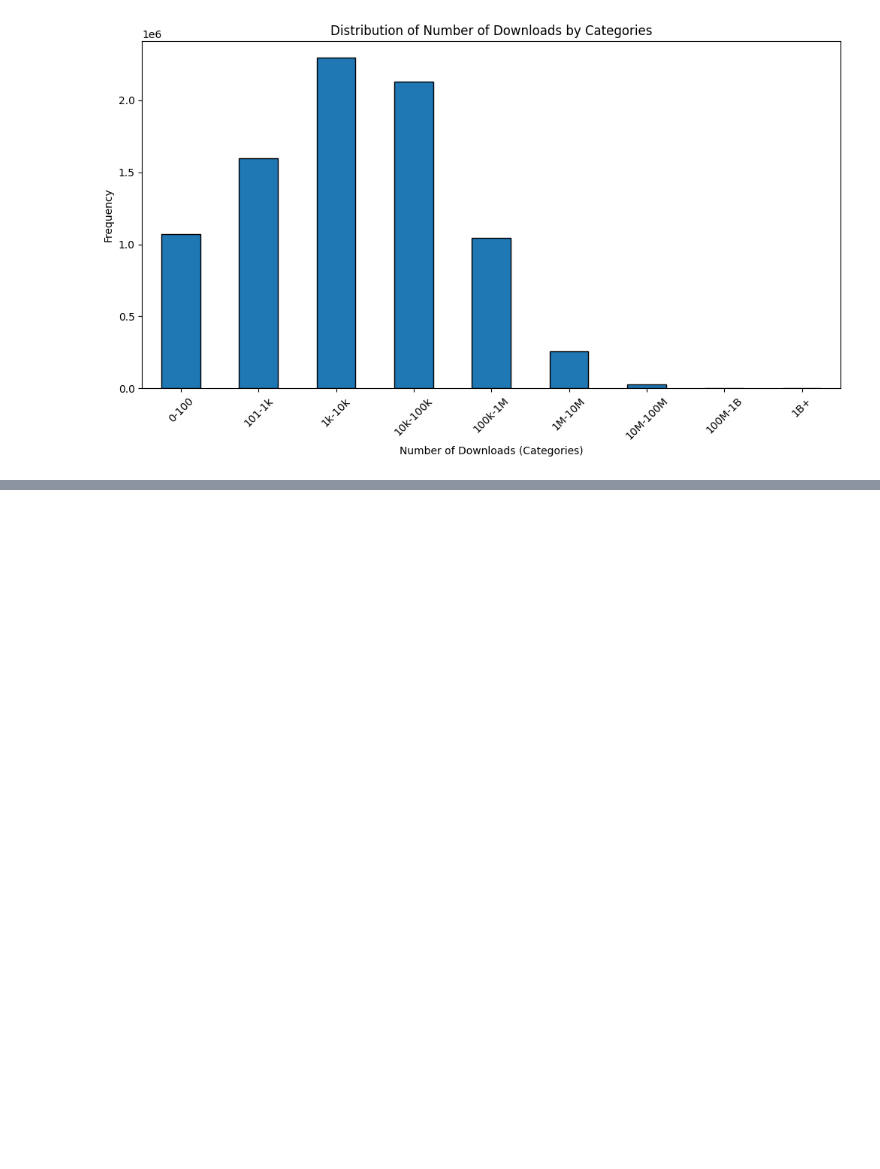
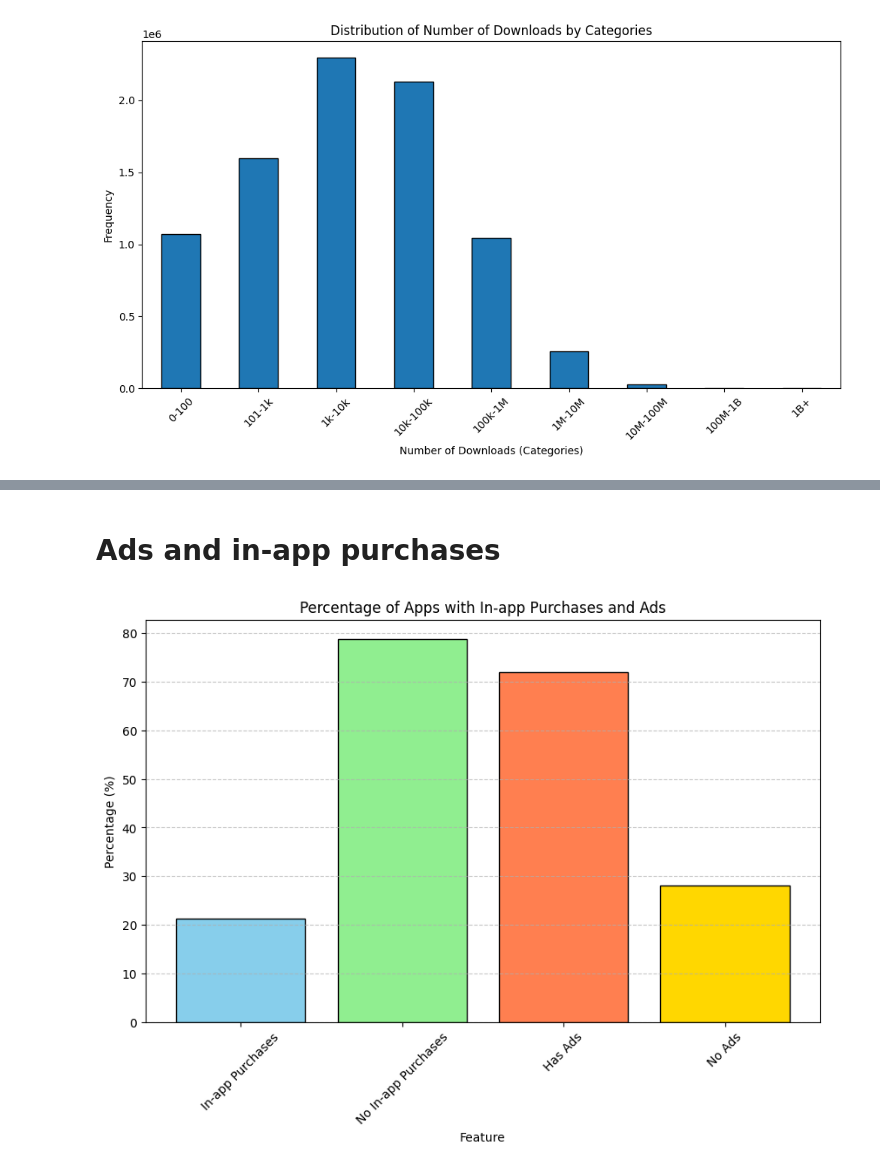
Before and after one commit to kevinmout/SBM, a Jupyter notebook: EDA.ipynb, the cells around one changed output, grey strips where cells are left out. Saved outputs shown, nothing was run; the diff lists cells and outputs as text; code cells hidden in the pictures; blank space fills up the shorter version.

```diff
--- a/EDA.ipynb
+++ b/EDA.ipynb
@@ -204,0 +337,25 @@ array(['Entertainment', 'Tools', 'Books & Reference', 'Puzzle', 'Sports',
+# %% [markdown]
+# Ads and in-app purchases
+# %%
+in_app_percentage = df_new["in_app"].value_counts(normalize=True) * 100
+has_ads_percentage = df_new["has_ads"].value_counts(normalize=True) * 100
+
+# Creating a DataFrame for plotting
+percentage_data = pd.DataFrame({
+    "Feature": ["In-app Purchases", "No In-app Purchases", "Has Ads", "No Ads"],
+    "Percentage": [in_app_percentage[True], in_app_percentage[False], has_ads_percentage[True], has_ads_percentage[False]]
+})
+
+
+
+# Plotting the bar plot for percentages of apps with in-app purchases and ads
+plt.figure(figsize=(10, 6))
+plt.bar(percentage_data["Feature"], percentage_data["Percentage"], color=['skyblue', 'lightgreen', 'coral', 'gold'], edgecolor='black')
+plt.title("Percentage of Apps with In-app Purchases and Ads")
+plt.xlabel("Feature")
+plt.ylabel("Percentage (%)")
+plt.xticks(rotation=45)
+plt.grid(axis='y', linestyle='--', alpha=0.7)
+plt.show()
+# %% [output]
+[figure, added]
```
Also changed, not shown: parts of 51 cells of this notebook, 1 other file.
